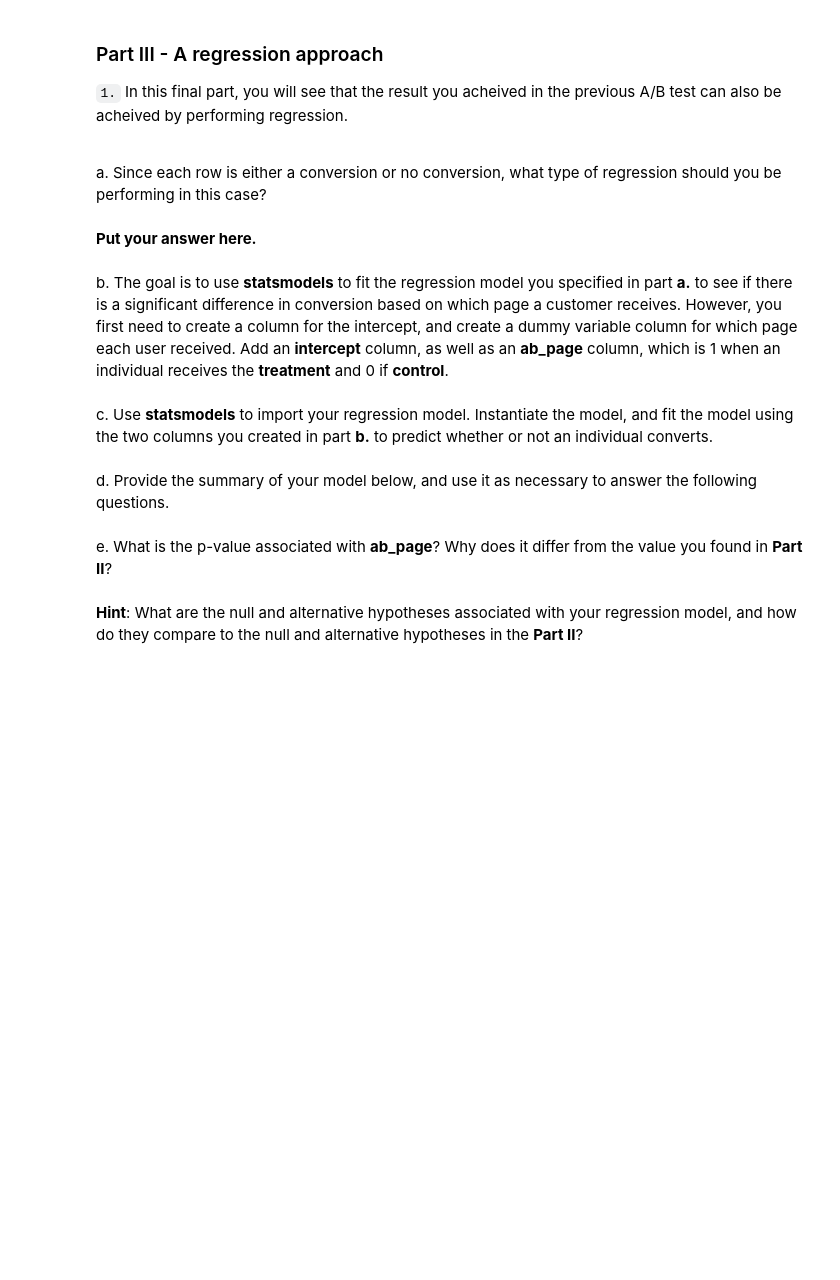
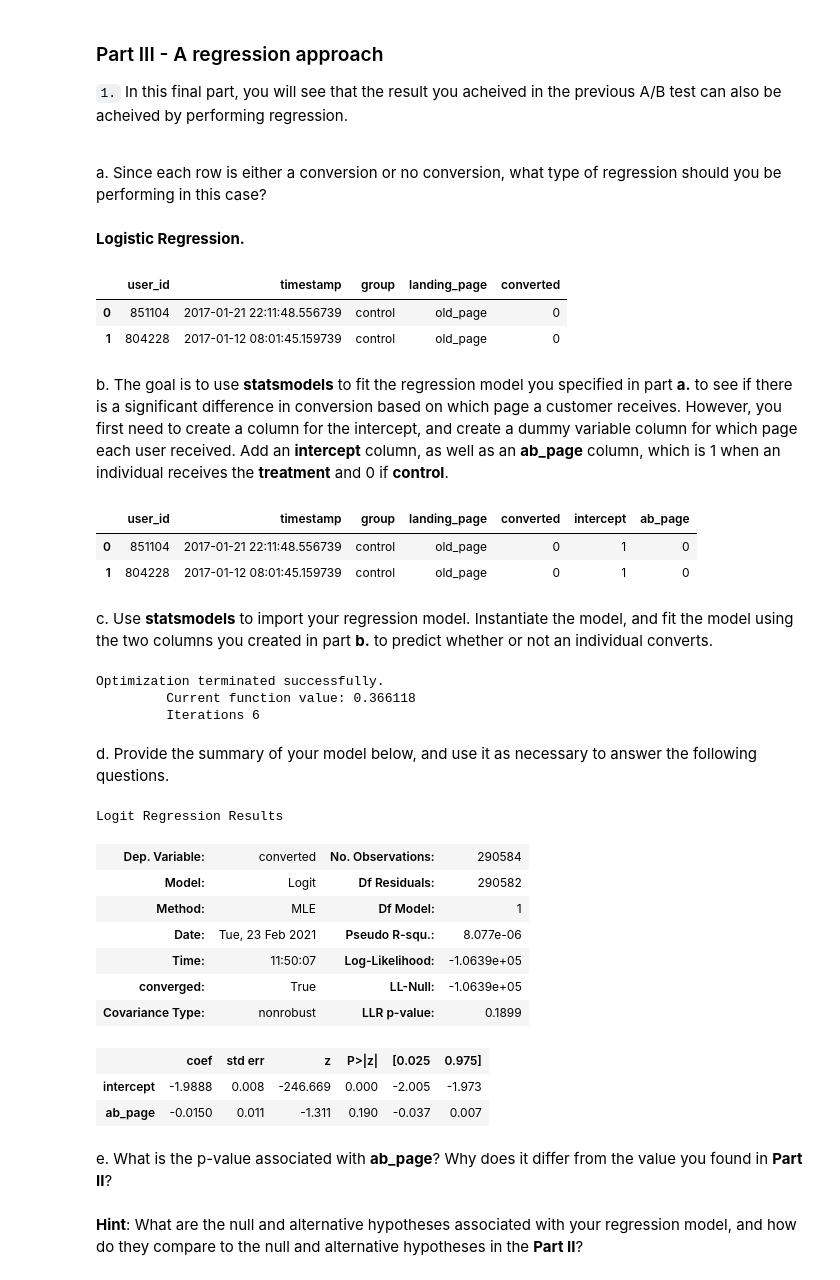
Before and after one commit to moamen-mohasseb/Analyiz-A-B-testing, a Jupyter notebook: Analyze_ab_test_results_notebook.ipynb, the cells around one changed output. Cells and saved outputs as stored; diff of their text form; code cells hidden in the pictures; blank space fills up the shorter version.

Commit message:
Part III - A regression approach

```diff
--- a/Analyze_ab_test_results_notebook.ipynb
+++ b/Analyze_ab_test_results_notebook.ipynb
@@ -318,13 +337,50 @@ n. What do the z-score and p-value you computed in the previous question mean fo
 `1.` In this final part, you will see that the result you acheived in the previous A/B test can also be acheived by performing regression.<br><br>
 
 a. Since each row is either a conversion or no conversion, what type of regression should you be performing in this case?
-# %% [markdown]
-**Put your answer here.**
+# %% [markdown]
+**Logistic Regression.**
+# %%
+df2.head(2)
+# %% [output]
+|  | user_id | timestamp | group | landing_page | converted |
+| 0 | 851104 | 2017-01-21 22:11:48.556739 | control | old_page | 0 |
+| 1 | 804228 | 2017-01-12 08:01:45.159739 | control | old_page | 0 |
 # %% [markdown]
 b. The goal is to use **statsmodels** to fit the regression model you specified in part **a.** to see if there is a significant difference in conversion based on which page a customer receives.  However, you first need to create a column for the intercept, and create a dummy variable column for which page each user received.  Add an **intercept** column, as well as an **ab_page** column, which is 1 when an individual receives the **treatment** and 0 if **control**.
+# %%
+df2['intercept']=1
+
+df2[['group1','ab_page']]=pd.get_dummies(df2[['group']])
+df2.drop(labels=['group1'], axis=1, inplace=True)
+df2.head(2)
+# %% [output]
+|  | user_id | timestamp | group | landing_page | converted | intercept | ab_page |
+| 0 | 851104 | 2017-01-21 22:11:48.556739 | control | old_page | 0 | 1 | 0 |
+| 1 | 804228 | 2017-01-12 08:01:45.159739 | control | old_page | 0 | 1 | 0 |
 # %% [markdown]
 c. Use **statsmodels** to import your regression model.  Instantiate the model, and fit the model using the two columns you created in part **b.** to predict whether or not an individual converts.
+# %%
+mod = sm.Logit(df2['converted'], df2[['intercept', 'ab_page']])
+results = mod.fit()
+# %% [output]
+Optimization terminated successfully.
+         Current function value: 0.366118
+         Iterations 6
 # %% [markdown]
 d. Provide the summary of your model below, and use it as necessary to answer the following questions.
+# %%
+results.summary()
+# %% [output]
+Logit Regression Results
+| Dep. Variable: | converted | No. Observations: | 290584 |
+| Model: | Logit | Df Residuals: | 290582 |
+| Method: | MLE | Df Model: | 1 |
+| Date: | Tue, 23 Feb 2021 | Pseudo R-squ.: | 8.077e-06 |
+| Time: | 11:50:07 | Log-Likelihood: | -1.0639e+05 |
+| converged: | True | LL-Null: | -1.0639e+05 |
+| Covariance Type: | nonrobust | LLR p-value: | 0.1899 |
+|  | coef | std err | z | P>|z| | [0.025 | 0.975] |
+| intercept | -1.9888 | 0.008 | -246.669 | 0.000 | -2.005 | -1.973 |
+| ab_page | -0.0150 | 0.011 | -1.311 | 0.190 | -0.037 | 0.007 |
 # %% [markdown]
 e. What is the p-value associated with **ab_page**? Why does it differ from the value you found in **Part II**?<br><br>  **Hint**: What are the null and alternative hypotheses associated with your regression model, and how do they compare to the null and alternative hypotheses in the **Part II**?
```
Also changed, not shown: parts of 22 cells of this notebook.
